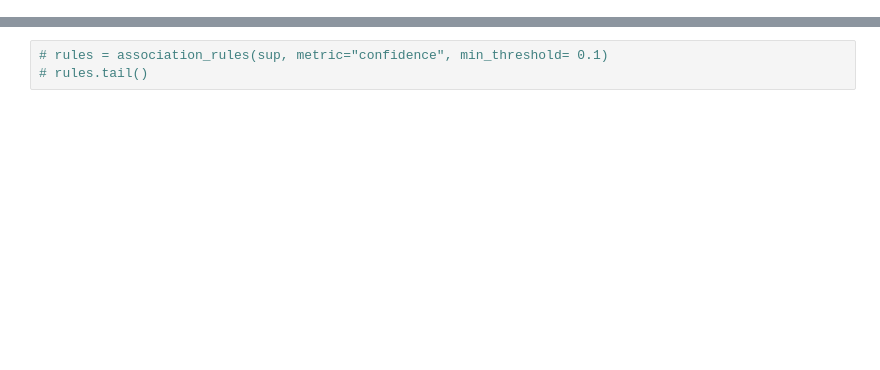
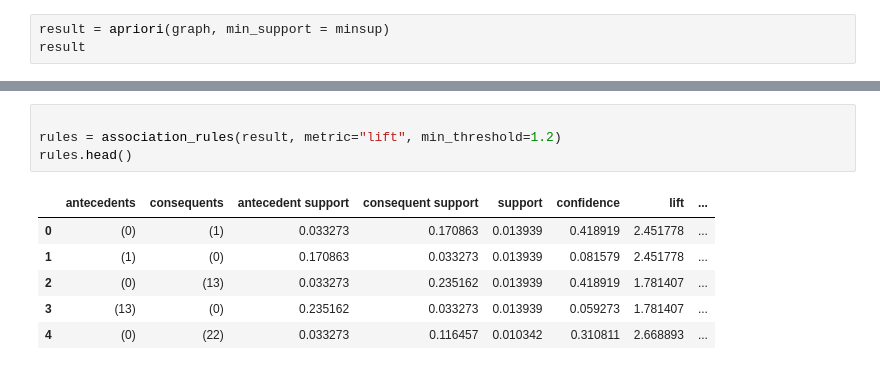
Before and after one commit to a19990506/Hello-World, a Jupyter notebook: Day3/test.ipynb, the cells around one changed output, grey strips where cells are left out. Cells and saved outputs as stored; diff of their text form; blank space fills up the shorter version.

```diff
--- a/Day3/test.ipynb
+++ b/Day3/test.ipynb
@@ -75,0 +103,3 @@ df.head()
+# %%
+result = apriori(graph, min_support = minsup)
+result
@@ -76,3 +135,11 @@ df.head()
 # %%
-# rules = association_rules(sup, metric="confidence", min_threshold= 0.1)
-# rules.tail()
+
+rules = association_rules(result, metric="lift", min_threshold=1.2)
+rules.head()
+# %% [output]
+|  | antecedents | consequents | antecedent support | consequent support | support | confidence | lift | ... |
+| 0 | (0) | (1) | 0.033273 | 0.170863 | 0.013939 | 0.418919 | 2.451778 | ... |
+| 1 | (1) | (0) | 0.170863 | 0.033273 | 0.013939 | 0.081579 | 2.451778 | ... |
+| 2 | (0) | (13) | 0.033273 | 0.235162 | 0.013939 | 0.418919 | 1.781407 | ... |
+| 3 | (13) | (0) | 0.235162 | 0.033273 | 0.013939 | 0.059273 | 1.781407 | ... |
+| 4 | (0) | (22) | 0.033273 | 0.116457 | 0.010342 | 0.310811 | 2.668893 | ... |
```
Also changed, not shown: parts of 14 cells of this notebook, 33 other files.
